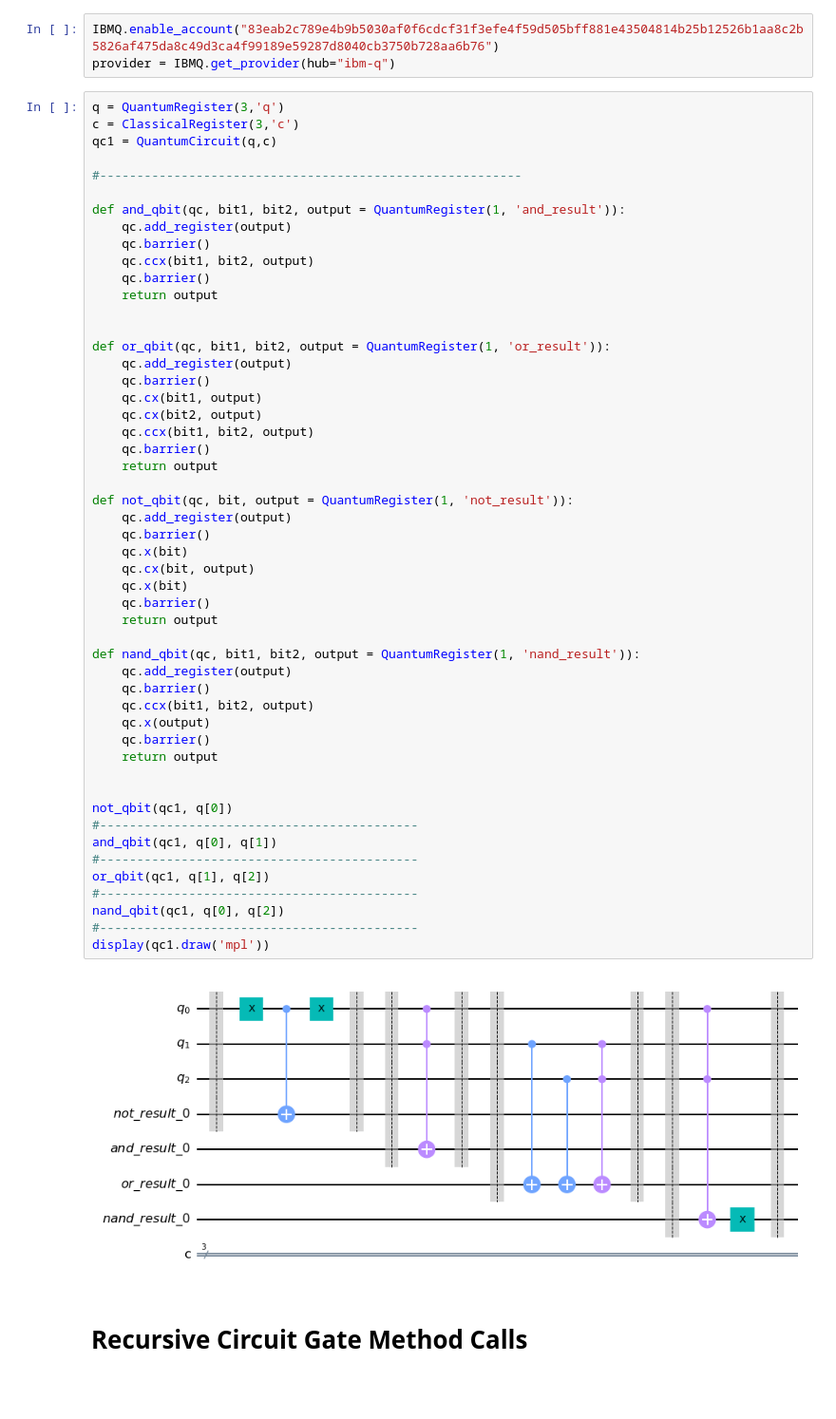
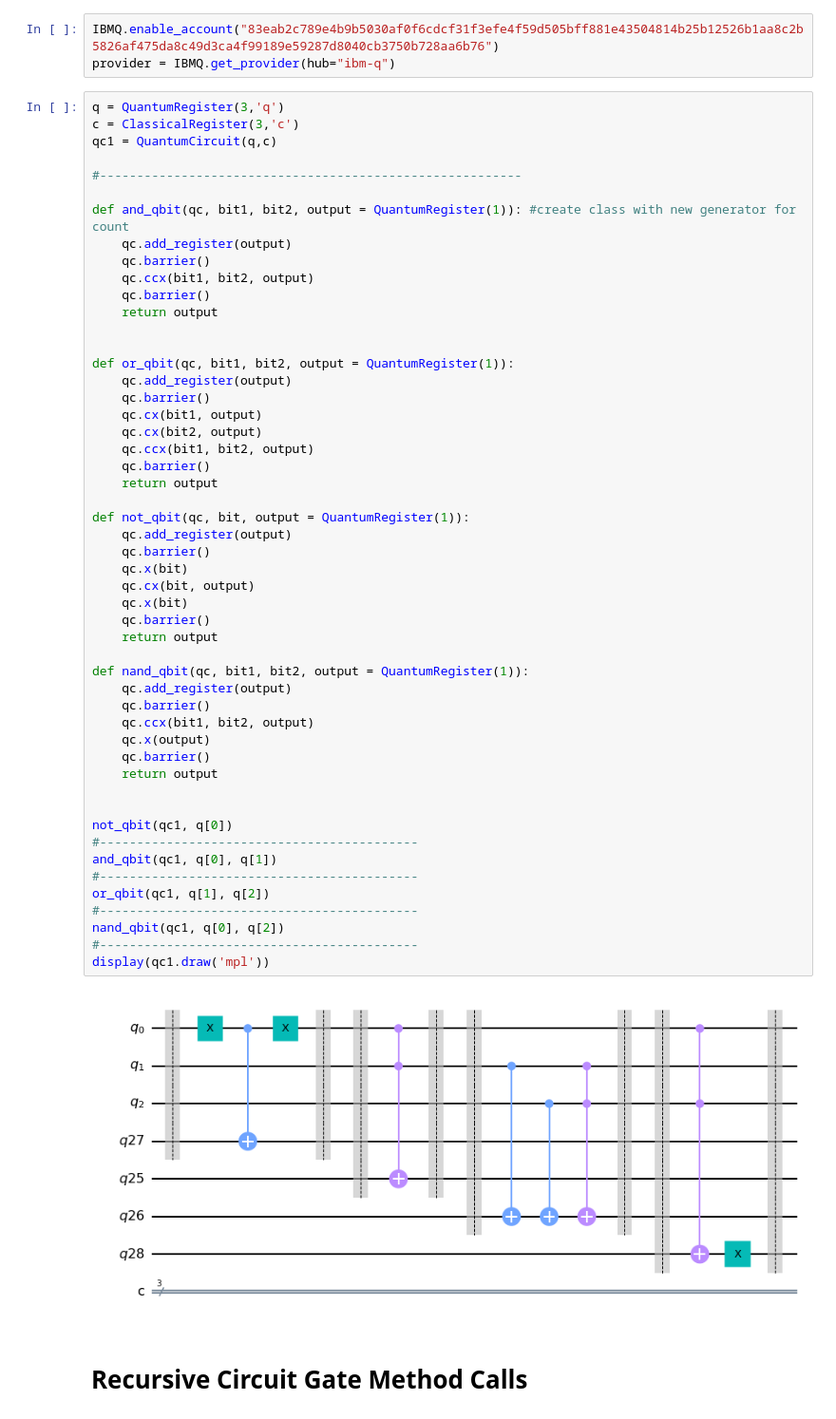
Before and after one commit to ABenoit0226/quantum-place-route, a Jupyter notebook: adder_logic_script.ipynb, the cells around one changed output. Shown at 95% size. Drawn from its saved outputs; the diff is of its cells as text; blank space fills up the shorter version.

```diff
--- a/adder_logic_script.ipynb
+++ b/adder_logic_script.ipynb
@@ -17,7 +18,7 @@ qc1 = QuantumCircuit(q,c)
 
 #---------------------------------------------------------
 
-def and_qbit(qc, bit1, bit2, output = QuantumRegister(1, 'and_result')):
+def and_qbit(qc, bit1, bit2, output = QuantumRegister(1)): #create class with new generator for count
     qc.add_register(output)
     qc.barrier()
     qc.ccx(bit1, bit2, output)
@@ -25,7 +26,7 @@ def and_qbit(qc, bit1, bit2, output = QuantumRegister(1, 'and_result')):
     return output
 
 
-def or_qbit(qc, bit1, bit2, output = QuantumRegister(1, 'or_result')):
+def or_qbit(qc, bit1, bit2, output = QuantumRegister(1)):
     qc.add_register(output)
     qc.barrier()
     qc.cx(bit1, output)
@@ -33,36 +34,36 @@ def or_qbit(qc, bit1, bit2, output = QuantumRegister(1, 'or_result')):
     qc.ccx(bit1, bit2, output)
     qc.barrier()
     return output
 
-def not_qbit(qc, bit, output = QuantumRegister(1, 'not_result')):
+def not_qbit(qc, bit, output = QuantumRegister(1)):
     qc.add_register(output)
     qc.barrier()
     qc.x(bit)
     qc.cx(bit, output)
     qc.x(bit)
     qc.barrier()
     return output
 
-def nand_qbit(qc, bit1, bit2, output = QuantumRegister(1, 'nand_result')):
+def nand_qbit(qc, bit1, bit2, output = QuantumRegister(1)):
     qc.add_register(output)
     qc.barrier()
     qc.ccx(bit1, bit2, output)
     qc.x(output)
     qc.barrier()
     return output
 
 
 not_qbit(qc1, q[0])
 #-------------------------------------------
 and_qbit(qc1, q[0], q[1])
 #-------------------------------------------
 or_qbit(qc1, q[1], q[2])
 #-------------------------------------------
 nand_qbit(qc1, q[0], q[2])
 #-------------------------------------------
 display(qc1.draw('mpl'))
 # %% [output]
-[figure, old version]
+[figure, new version]
 # %% [markdown]
 # Recursive Circuit Gate Method Calls
 # %% [markdown]
```
Also changed, not shown: parts of 5 cells of this notebook.
